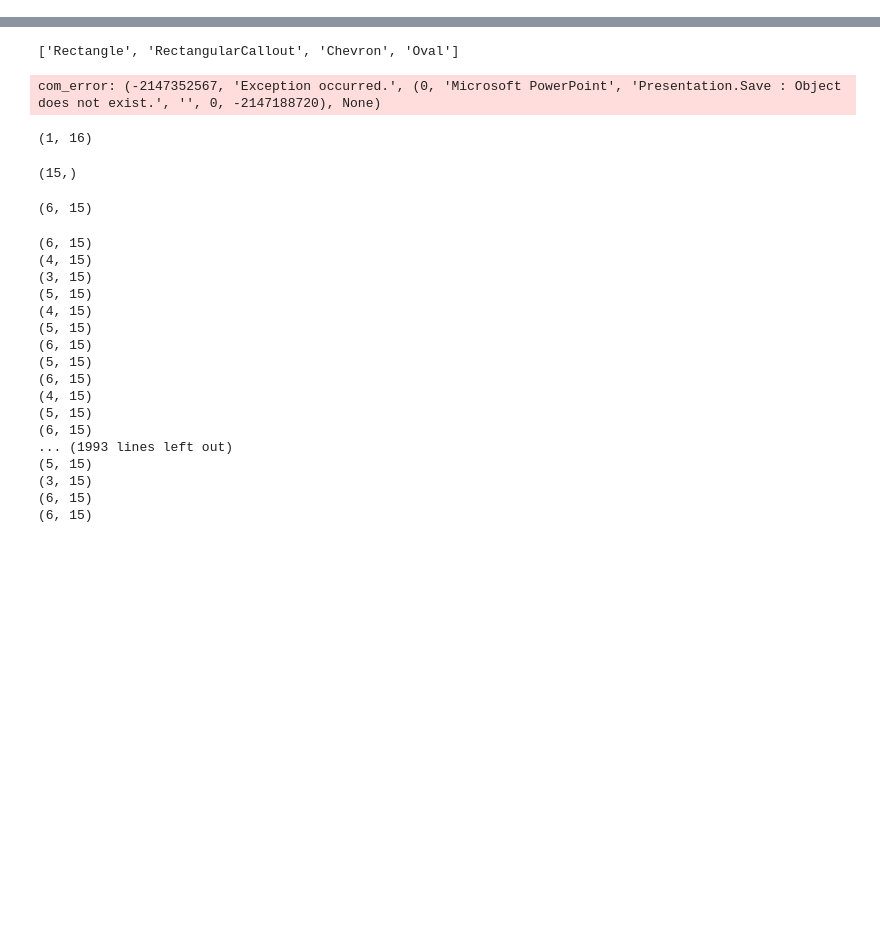
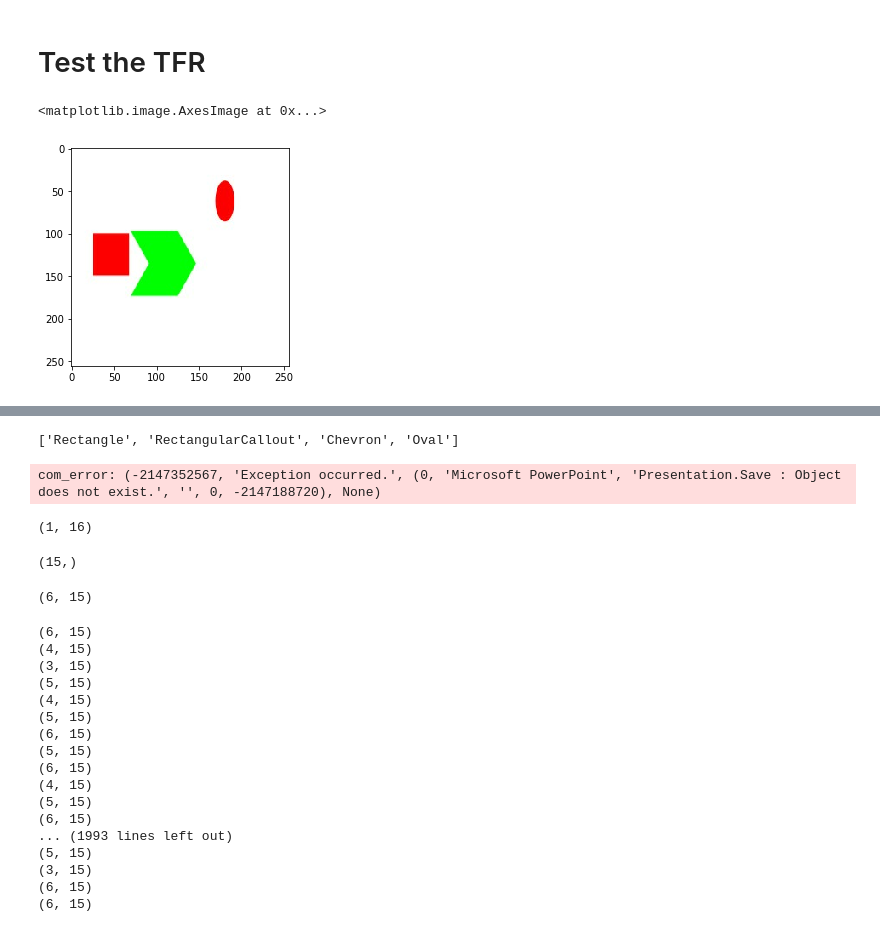
Before and after one commit to sholtodouglas/artificial_graphics, a Jupyter notebook: 1. data generation.ipynb, the cells around one changed output, grey strips where cells are left out. Drawn from its saved outputs; the diff is of its cells as text; code cells hidden in the pictures; blank space fills up the shorter version.

```diff
--- a/COM data gen.ipynb
+++ b/1. data generation.ipynb
@@ -108,0 +138,4 @@ make_training_data_slide()
+# %%
+train_path =  os.getcwd()+ '\\data\\train'
+test_path =  os.getcwd()+ '\\data\\test'
+path = test_path
@@ -108,0 +188,15 @@ make_training_data_slide()
+# %% [markdown]
+# Test the TFR
+# %%
+
+dl = dataloader(path)
+# %%
+ds = iter(dl.dataset)
+# %%
+d= ds.next()
+# %%
+import matplotlib.pyplot as plt
+plt.imshow(d['img'][5])
+# %% [output]
+<matplotlib.image.AxesImage at 0x...>
+[figure, added]
```
Also changed, not shown: parts of 17 cells of this notebook, 4 other files.
